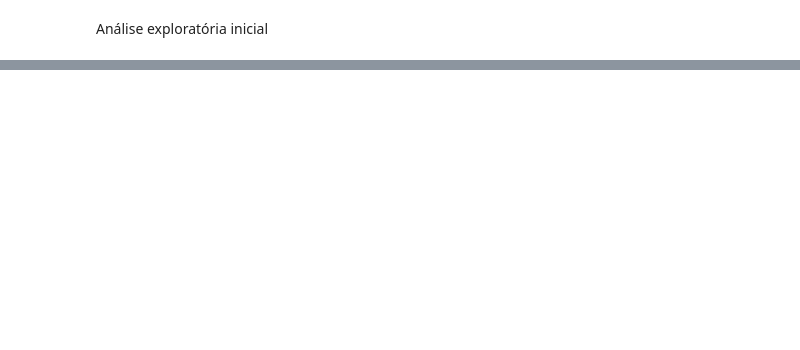
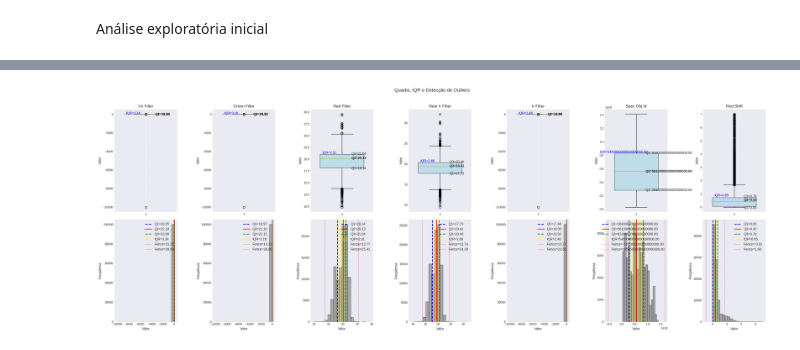
Before and after one commit to livlutz/INF1032, a Jupyter notebook: INF1032.ipynb, the cells around one changed output, grey strips where cells are left out. Drawn from its saved outputs; the diff is of its cells as text; code cells hidden in the pictures; blank space fills up the shorter version.

```diff
--- a/INF1032.ipynb
+++ b/INF1032.ipynb
@@ -126,0 +304,20 @@ Red Shift:
+# %%
+print("MEDIDAS DE POSIÇÃO")
+print("=" * 40)
+
+for feature in features:
+    q1 = stellar_classification[feature].quantile(0.25)
+    q2 = stellar_classification[feature].quantile(0.50)  # mediana
+    q3 = stellar_classification[feature].quantile(0.75)
+    iqr = q3 - q1
+
+    p10 = stellar_classification[feature].quantile(0.10)
+    p90 = stellar_classification[feature].quantile(0.90)
+
+    print(f"\n{feature.replace('_', ' ').title()}:")
+    print(f"  Q1 (25%):     {q1:.3f}")
+    print(f"  Q2 (50%):     {q2:.3f}")
+    print(f"  Q3 (75%):     {q3:.3f}")
+    print(f"  IQR (Q3-Q1): {iqr:.3f}")
+    print(f"  P10:          {p10:.3f}")
+    print(f"  P90:          {p90:.3f}")
@@ -126,0 +342,64 @@ Red Shift:
+# %%
+# Visualização de Quartis e IQR
+# Adjusted ncols to len(features) to accommodate all plots
+# Adjusted figsize for better visual appeal with more columns
+fig, axes = plt.subplots(2, len(features), figsize=(28, 10))
+fig.suptitle('Quartis, IQR e Detecção de Outliers', fontsize=14, y=1.02)
+
+for idx, feature in enumerate(features):
+    # Boxplot com anotações
+    ax1 = axes[0, idx]
+    bp = ax1.boxplot(stellar_classification[feature], vert=True, patch_artist=True, widths=0.7)
+    bp['boxes'][0].set_facecolor('lightblue')
+    bp['boxes'][0].set_alpha(0.7)
+
+    # Calcular quartis
+    q1, q2, q3 = stellar_classification[feature].quantile([0.25, 0.5, 0.75])
+    iqr = q3 - q1
+    lower_fence = q1 - 1.5 * iqr
+    upper_fence = q3 + 1.5 * iqr
+
+    # Adicionar anotações
+    ax1.text(1.15, q1-0.1, f'Q1={q1:.2f}', va='center', fontsize=10)
+    ax1.text(1.15, q2+0.1, f'Q2={q2:.2f}', va='center', fontsize=10, fontweight='bold')
+    ax1.text(1.15, q3+0.1, f'Q3={q3:.2f}', va='center', fontsize=10)
+    ax1.text(0.8, q3 +0.1, f'IQR={iqr:.2f}', ha='center', fontsize=10, color='blue')
+
+    ax1.set_title(feature.replace('_', ' ').title())
+    # Removed '(cm)' as it is not appropriate for these features
+    ax1.set_ylabel('Valor')
+    ax1.grid(True, alpha=0.3, axis='y')
+
+    # Histograma com quartis
+    ax2 = axes[1, idx]
+    ax2.hist(stellar_classification[feature], bins=20, alpha=0.6, color='gray', edgecolor='black')
+
+    # Linhas dos quartis
+    ax2.axvline(q1, color='blue', linestyle='--', linewidth=2, label=f'Q1={q1:.2f}')
+    ax2.axvline(q2, color='red', linestyle='-', linewidth=2, label=f'Q2={q2:.2f}')
+    ax2.axvline(q3, color='green', linestyle='--', linewidth=2, label=f'Q3={q3:.2f}')
+
+    # Área do IQR
+    ax2.axvspan(q1, q3, alpha=0.2, color='yellow', label=f'IQR={iqr:.2f}')
+
+    # Limites de outliers (fence)
+    ax2.axvline(lower_fence, color='red', linestyle=':', linewidth=1, label=f'Fence={lower_fence:.2f}')
+    ax2.axvline(upper_fence, color='red', linestyle=':', linewidth=1, label=f'Fence={upper_fence:.2f}')
+
+    # Removed '(cm)' as it is not appropriate for these features
+    ax2.set_xlabel('Valor')
+    ax2.set_ylabel('Frequência')
+    ax2.legend(fontsize=10, loc='upper right')
+    ax2.grid(True, alpha=0.3)
+
+plt.tight_layout()
+plt.show()
+
+print("📊 COMPREENDENDO BOXPLOTS:")
+print("• Caixa central: IQR (50% central dos dados)")
+print("• Linha na caixa: Mediana (Q2)")
+print("• Bigodes: Até 1.5×IQR ou valor máximo/mínimo")
+print("• Pontos além dos bigodes: Possíveis outliers")
+print("• Linhas pontilhadas vermelhas (fence): Limites para detecção de outliers")
+# %% [output]
+[figure, added]
```
Also changed, not shown: parts of 18 cells of this notebook.
